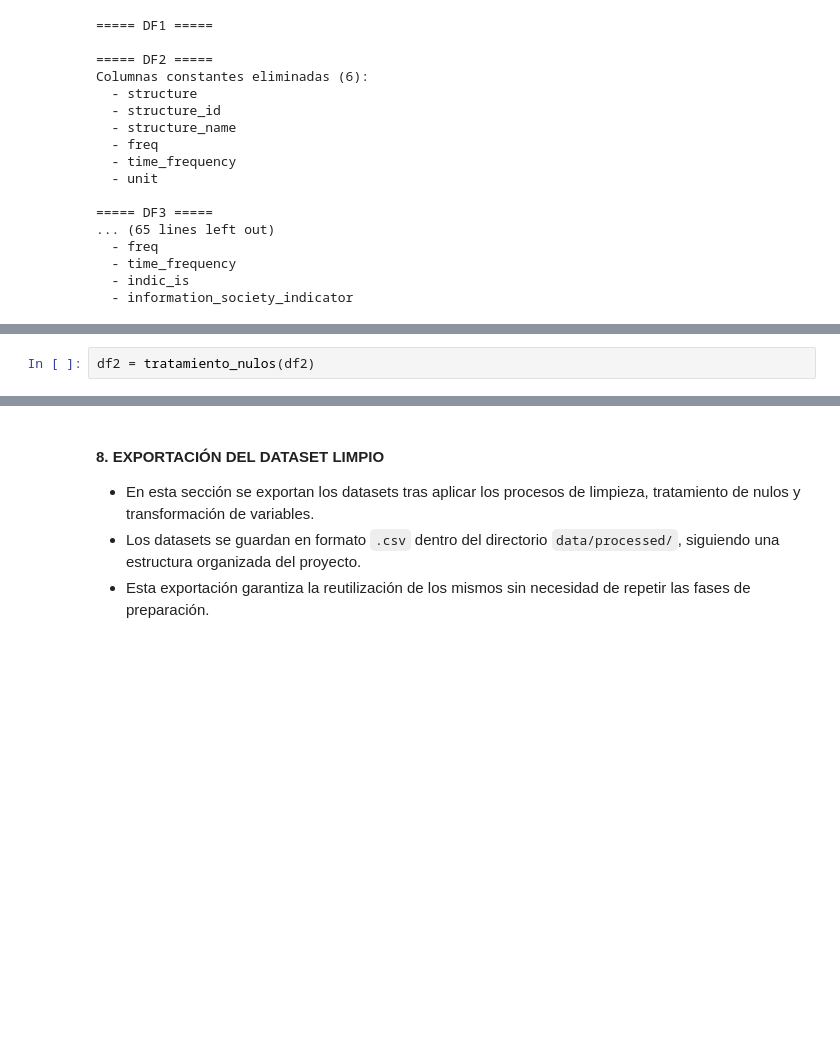
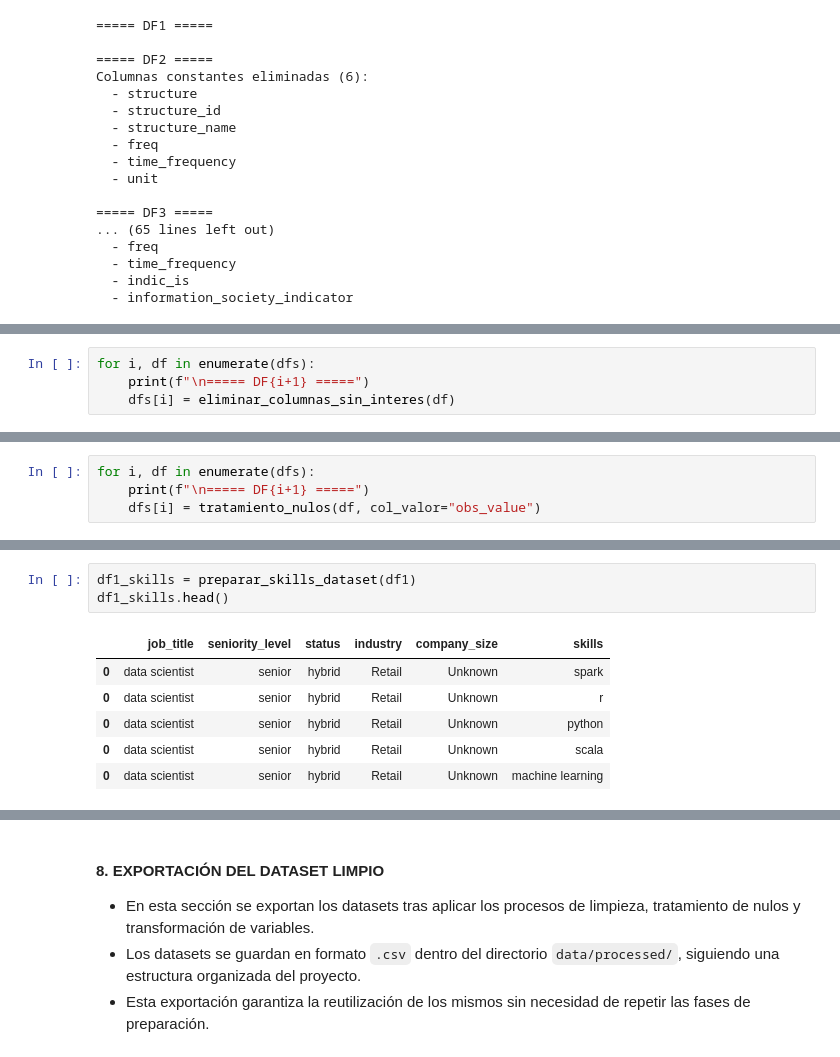
Before and after one commit to camilalopezmrt/proyecto-da-promo-64-modulo-4-powerbi-team-3, a Jupyter notebook: notebooks/02_data_cleaning.ipynb, the cells around one changed output, grey strips where cells are left out. Drawn from its saved outputs; the diff is of its cells as text; blank space fills up the shorter version.

Commit message:
"feat: actualización completa del notebook de limpieza de datos (normalización, eliminación de columnas, tratamiento de nulos y agrupación de variables). Exportación pendiente de revisión"

```diff
--- a/notebooks/02_data_cleaning.ipynb
+++ b/notebooks/02_data_cleaning.ipynb
@@ -375,0 +389,4 @@ Columnas constantes eliminadas (6):
+# %%
+for i, df in enumerate(dfs):
+    print(f"\n===== DF{i+1} =====")
+    dfs[i] = eliminar_columnas_sin_interes(df)
@@ -452,3 +478,5 @@ def tratamiento_nulos(df, mostrar_resumen = True):
 # %%
-df2 = tratamiento_nulos(df2)
+for i, df in enumerate(dfs):
+    print(f"\n===== DF{i+1} =====")
+    dfs[i] = tratamiento_nulos(df, col_valor="obs_value")
 # %% [output]
@@ -461,0 +580,10 @@ Columnas numéricas con nulos consideradas: ['time', 'observation_value', 'obs_f
+# %%
+df1_skills = preparar_skills_dataset(df1)
+df1_skills.head()
+# %% [output]
+|  | job_title | seniority_level | status | industry | company_size | skills |
+| 0 | data scientist | senior | hybrid | Retail | Unknown | spark |
+| 0 | data scientist | senior | hybrid | Retail | Unknown | r |
+| 0 | data scientist | senior | hybrid | Retail | Unknown | python |
+| 0 | data scientist | senior | hybrid | Retail | Unknown | scala |
+| 0 | data scientist | senior | hybrid | Retail | Unknown | machine learning |
```
Also changed, not shown: parts of 20 cells of this notebook, 1 other file.
